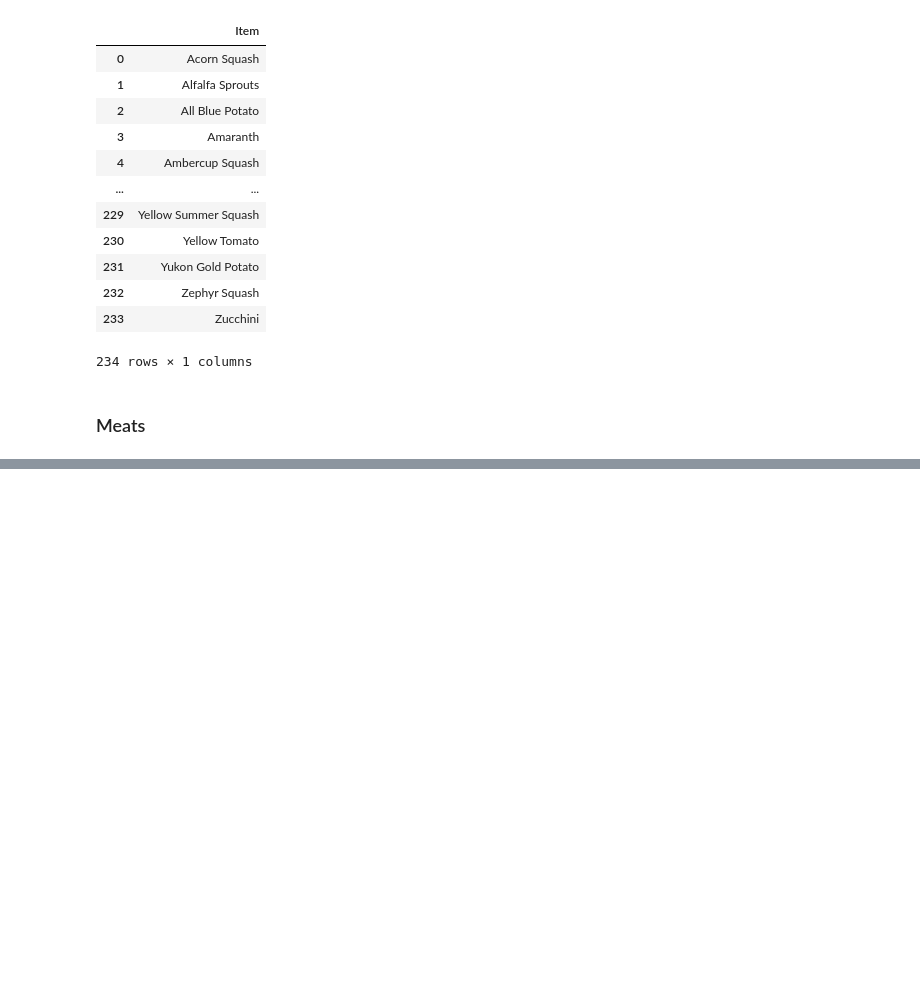
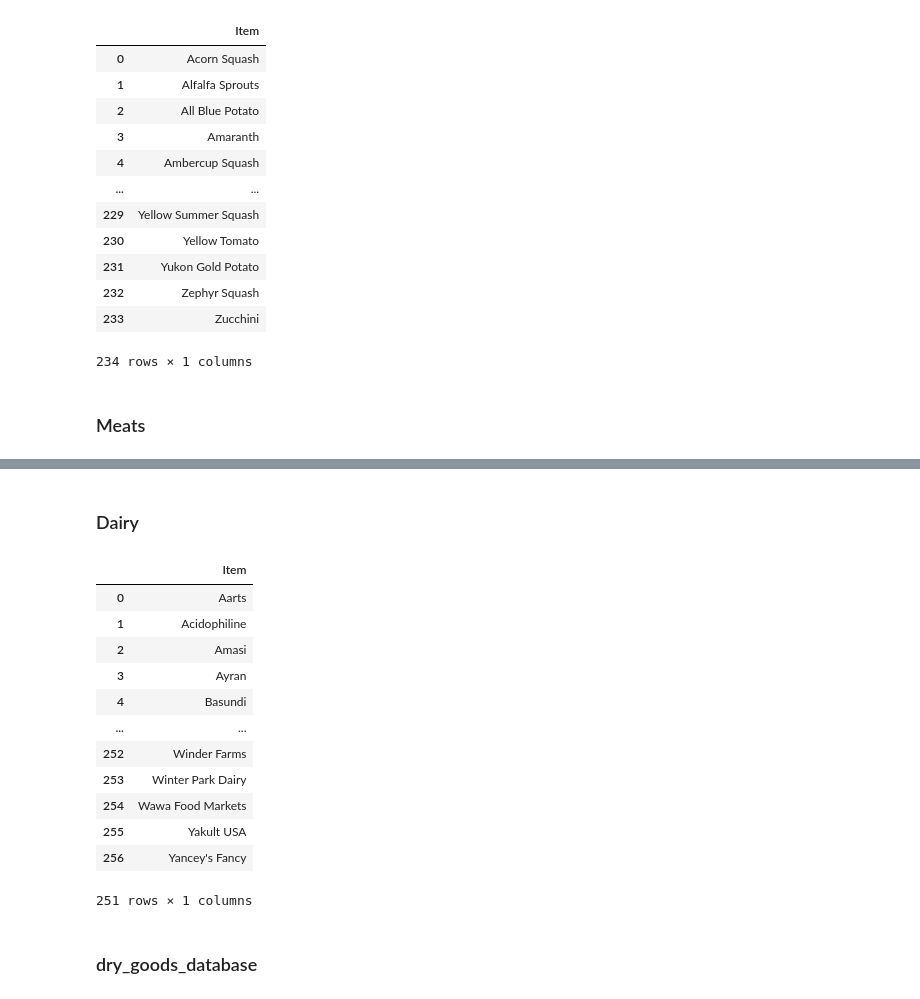
Before and after one commit to ICS438Project/receipt, a Jupyter notebook: database.ipynb, the cells around one changed output, grey strips where cells are left out. Drawn from its saved outputs; the diff is of its cells as text; code cells hidden in the pictures; blank space fills up the shorter version.

```diff
--- a/database.ipynb
+++ b/database.ipynb
@@ -1760,0 +1793,27 @@ df_filtered
+# %% [markdown]
+### Dairy
+# %%
+path = './product database/Groceries/dairy_database.csv'
+df = pd.read_csv(path, encoding='ISO-8859-1')
+df
+
+df_filtered = df[~df.apply(lambda row: row.astype(str).str.contains(r'\?').any(), axis=1)]
+
+df_filtered.to_csv(path, encoding='utf-8', index=False)
+df_filtered
+# %% [output]
+|  | Item |
+| 0 | Aarts |
+| 1 | Acidophiline |
+| 2 | Amasi |
+| 3 | Ayran |
+| 4 | Basundi |
+| ... | ... |
+| 252 | Winder Farms |
+| 253 | Winter Park Dairy |
+| 254 | Wawa Food Markets |
+| 255 | Yakult USA |
+| 256 | Yancey's Fancy |
+251 rows × 1 columns
+# %% [markdown]
+### dry_goods_database
```
Also changed, not shown: parts of 152 cells of this notebook, 8 other files.
